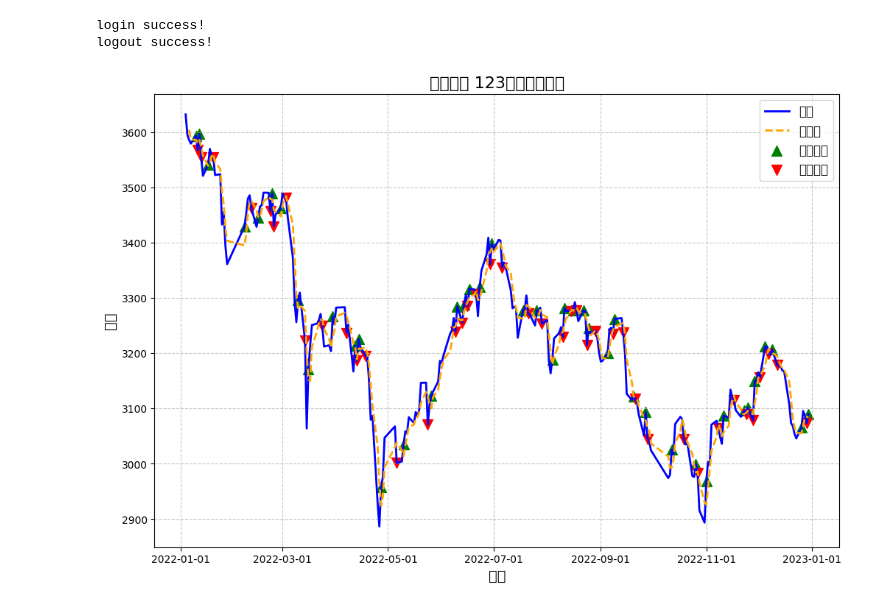
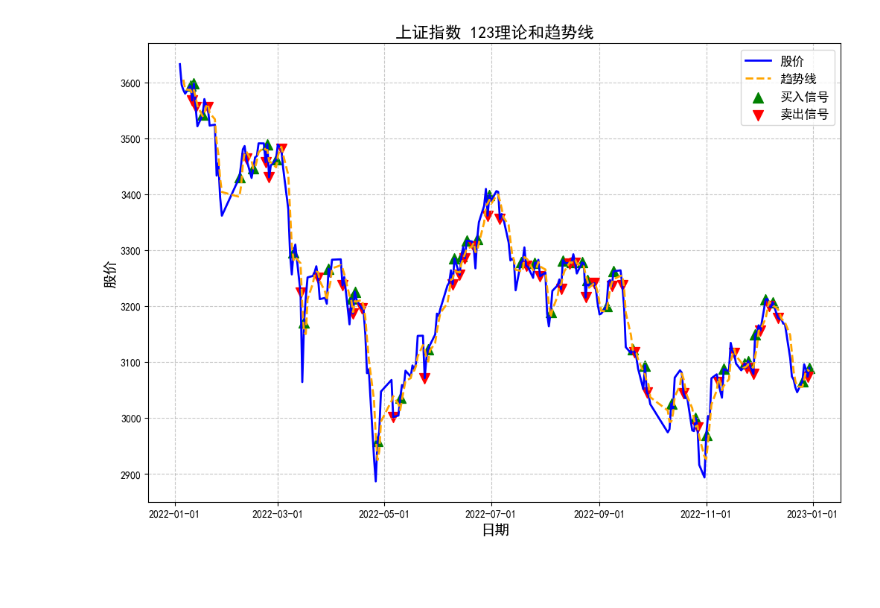
Before and after one commit to Ted88368/quant_in_action, a Jupyter notebook: quick_start/03_123.ipynb, the cells around one changed output. Drawn from its saved outputs; the diff is of its cells as text; code cells hidden in the pictures; blank space fills up the shorter version.

```diff
--- a/quick_start/03_123.ipynb
+++ b/quick_start/03_123.ipynb
@@ -1,77 +1,38 @@
 # %%
-import baostock as bs
-import pandas as pd
-import matplotlib.pyplot as plt
-
-# 登录baostock系统
-lg = bs.login()
-
-# 设置股票代码和时间范围
-stock_code = "sh.000001"  # 上证指数
-start_date = "2022-01-01"
-end_date = "2022-12-31"
-
-# 获取股票数据
-rs = bs.query_history_k_data(stock_code,
-                              "date,open,high,low,close",
-                              start_date=start_date,
-                              end_date=end_date,
-                              frequency="d",
-                              adjustflag="3")  # adjustflag="3"表示不复权
-data = rs.get_data()
-
-# 登出baostock系统
-bs.logout()
-
-# 创建DataFrame
-df = data[['date', 'open', 'high', 'low', 'close']].rename(columns={'date': 'Date'})
-
-# 转换日期格式
-df['Date'] = pd.to_datetime(df['Date'])
-
-# 将股价数据转换为数值类型
-df[['open', 'high', 'low', 'close']] = df[['open', 'high', 'low', 'close']].astype(float)
-
-# 计算趋势线
-df['Trend'] = df['close'].rolling(window=3).mean()
-
-# 寻找123理论的信号
-df['Signal'] = 0  # 默认无信号
-df.loc[(df['close'] > df['Trend']) & (df['close'].shift(1) <= df['Trend'].shift(1)), 'Signal'] = 1  # 买入信号
-df.loc[(df['close'] < df['Trend']) & (df['close'].shift(1) >= df['Trend'].shift(1)), 'Signal'] = -1  # 卖出信号
-
 # 创建一个美化的图表
 plt.figure(figsize=(12, 8))
+
+# 支持中文
+plt.rcParams['font.family']='SimHei'
+plt.rcParams['axes.unicode_minus']=False
 
 # 绘制股价曲线
 plt.plot(df['Date'], df['close'], label='股价', linewidth=2, color='blue')
 
 # 绘制趋势线
 plt.plot(df['Date'], df['Trend'], label='趋势线', linestyle='--', linewidth=2, color='orange')
 
 # 标记买卖信号
 buy_signals = df[df['Signal'] == 1]
 sell_signals = df[df['Signal'] == -1]
 plt.scatter(buy_signals['Date'], buy_signals['close'], marker='^', color='g', label='买入信号', s=100)
 plt.scatter(sell_signals['Date'], sell_signals['close'], marker='v', color='r', label='卖出信号', s=100)
 
 # 添加网格
 plt.grid(True, linestyle='--', alpha=0.7)
 
 # 设置图表标题和标签
 plt.title(f'上证指数 123理论和趋势线', fontsize=16)
 plt.xlabel('日期', fontsize=14)
 plt.ylabel('股价', fontsize=14)
 
 # 调整x轴日期标签的格式
 plt.gca().xaxis.set_major_formatter(plt.matplotlib.dates.DateFormatter('%Y-%m-%d'))
 
 # 显示图例
 plt.legend(fontsize=12)
 
 # 显示图表
 plt.show()
 # %% [output]
-login success!
-logout success!
-[figure, old version]
+[figure, new version]
```
Also changed, not shown: 5 other files.
